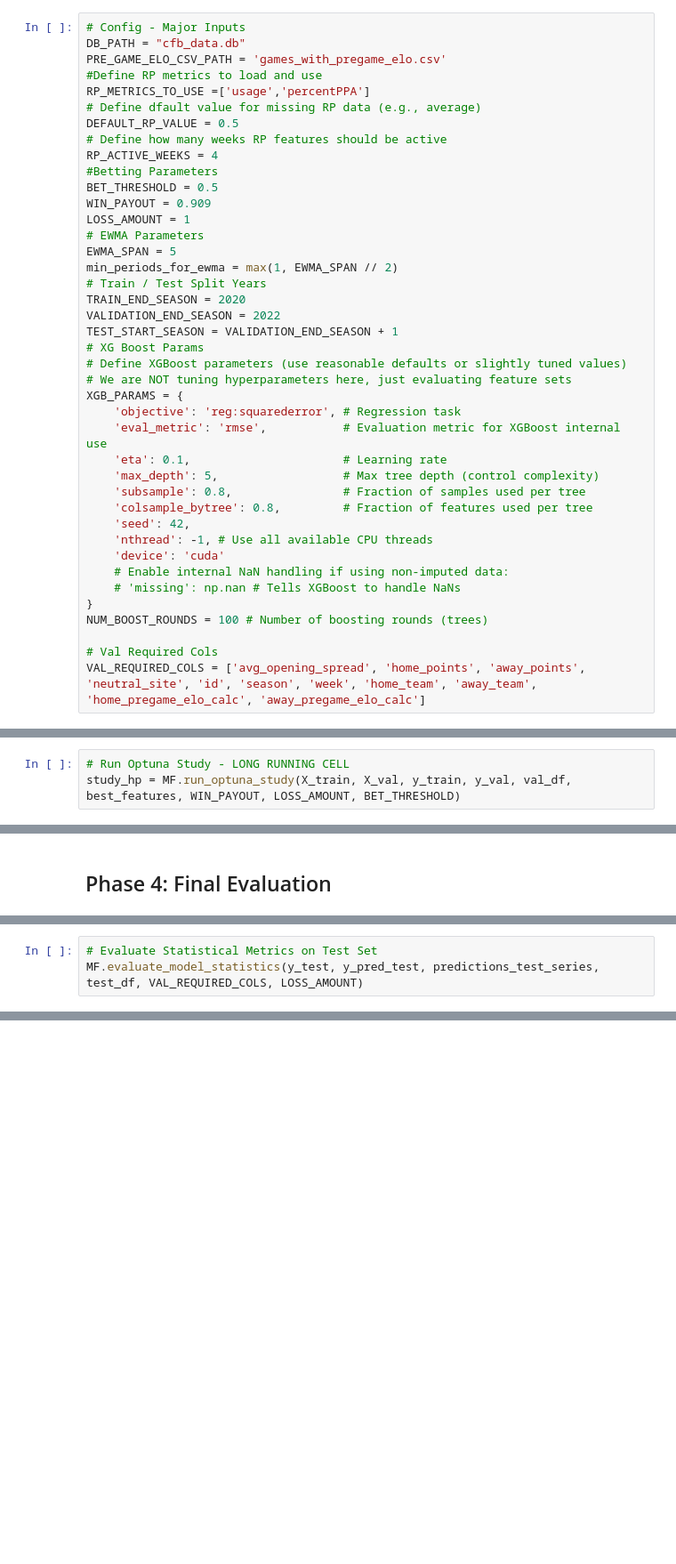
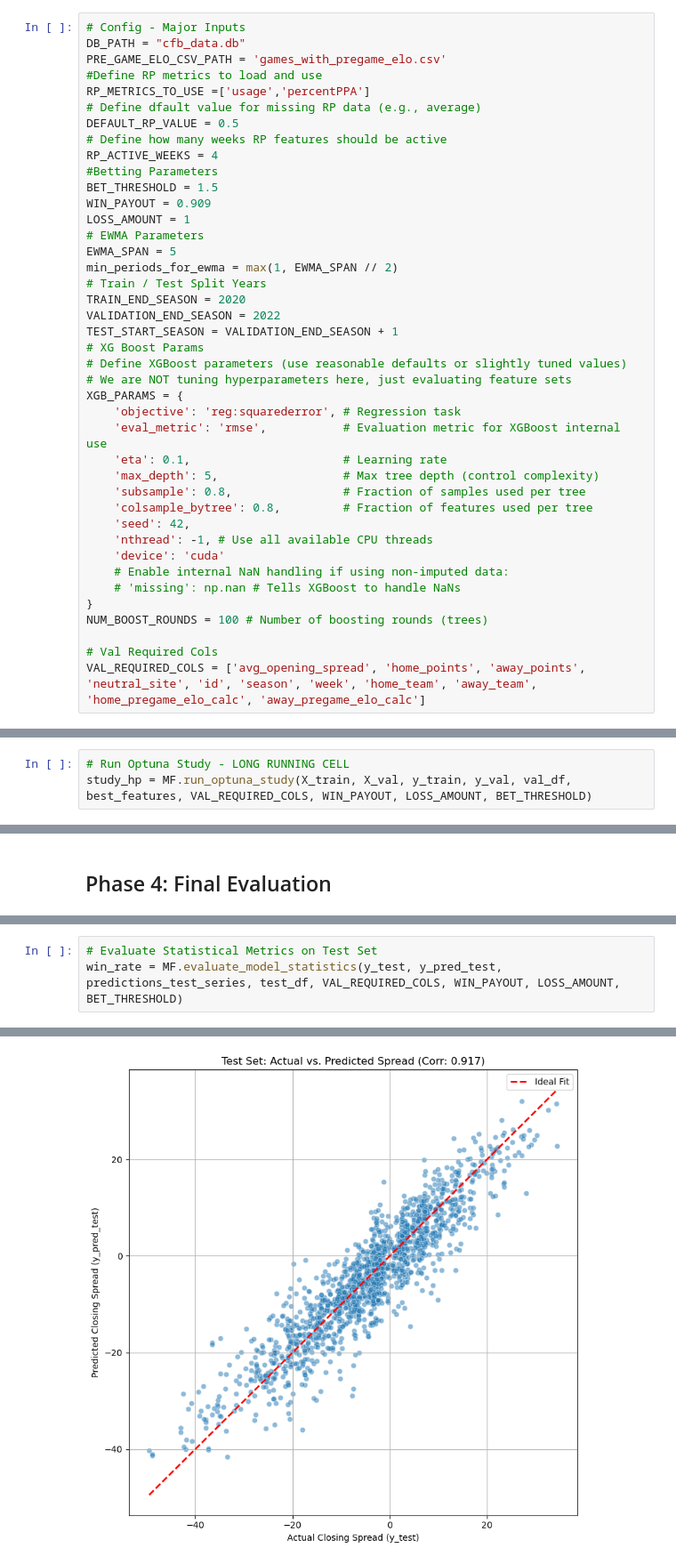
Before and after one commit to qwe740/BettingModels, a Jupyter notebook: Model.ipynb, the cells around one changed output, grey strips where cells are left out. Shown: that part at 89% size. Drawn from its saved outputs; the diff is of its cells as text; blank space fills up the shorter version.

Commit message:
Model Update June 5 2025

```diff
--- a/Model.ipynb
+++ b/Model.ipynb
@@ -35,7 +33,7 @@ DEFAULT_RP_VALUE = 0.5
 # Define how many weeks RP features should be active
 RP_ACTIVE_WEEKS = 4
 #Betting Parameters
-BET_THRESHOLD = 0.5
+BET_THRESHOLD = 1.5
 WIN_PAYOUT = 0.909
 LOSS_AMOUNT = 1
 # EWMA Parameters
@@ -163,3 +382,3 @@ best_features = MF.select_best_feature_set(results_df, candidate_feature_sets, X
 # %%
 # Run Optuna Study - LONG RUNNING CELL
-study_hp = MF.run_optuna_study(X_train, X_val, y_train, y_val, val_df, best_features, WIN_PAYOUT, LOSS_AMOUNT, BET_THRESHOLD)
+study_hp = MF.run_optuna_study(X_train, X_val, y_train, y_val, val_df, best_features, VAL_REQUIRED_COLS, WIN_PAYOUT, LOSS_AMOUNT, BET_THRESHOLD)
@@ -180,3 +452,4 @@ predictions_test_series, y_pred_test = MF.predict_test_set(final_model, dtest, y
 # %%
 # Evaluate Statistical Metrics on Test Set
-MF.evaluate_model_statistics(y_test, y_pred_test, predictions_test_series, test_df, VAL_REQUIRED_COLS, LOSS_AMOUNT)
+win_rate = MF.evaluate_model_statistics(y_test, y_pred_test, predictions_test_series, test_df, VAL_REQUIRED_COLS, WIN_PAYOUT, LOSS_AMOUNT, BET_THRESHOLD)
+# %% [output]
@@ -182,0 +462 @@ MF.evaluate_model_statistics(y_test, y_pred_test, predictions_test_series, test_
+[figure, added]
```
Also changed, not shown: parts of 15 cells of this notebook, 16 other files.
